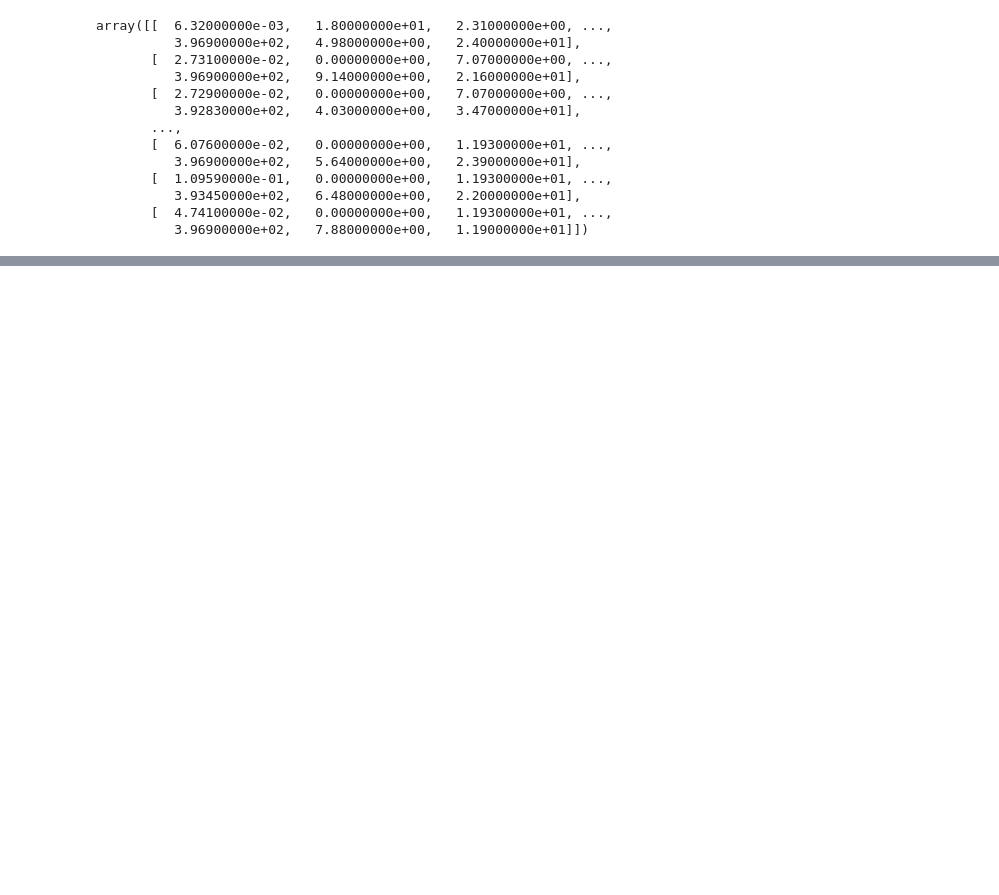
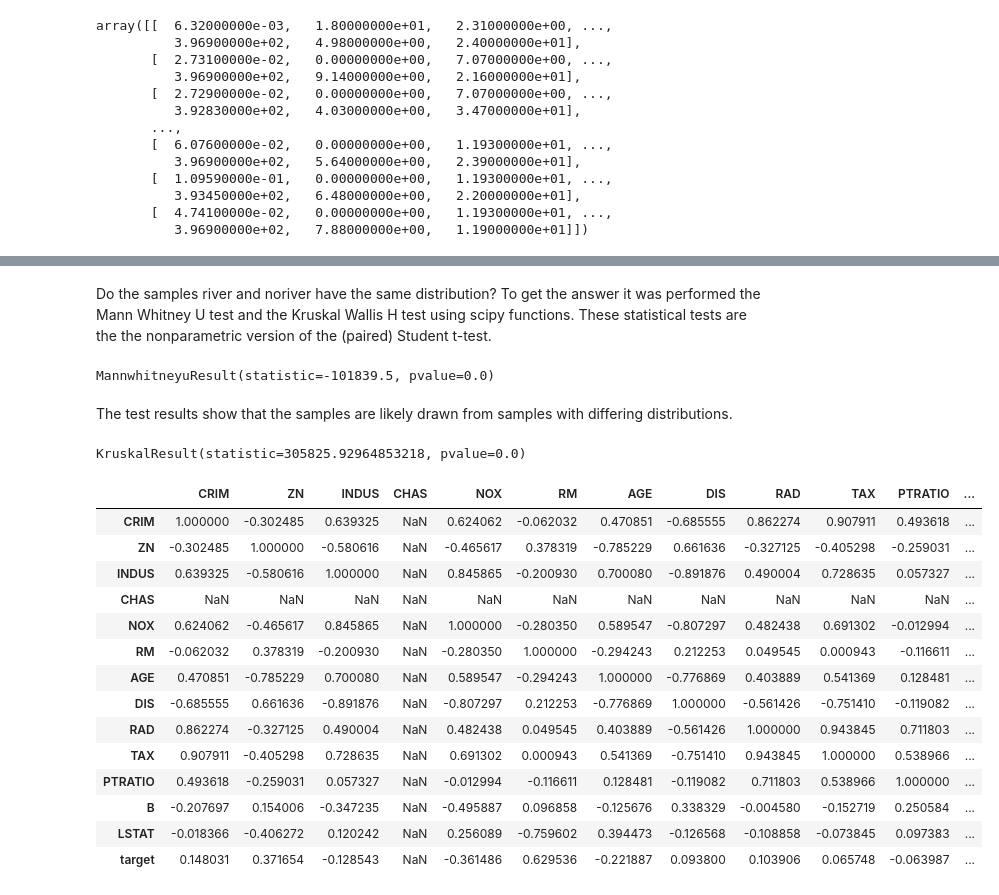
Before and after one commit to npradaschnor/machine-learning-project, a Jupyter notebook: Boston_House_Dataset.ipynb, the cells around one changed output, grey strips where cells are left out. Drawn from its saved outputs; the diff is of its cells as text; code cells hidden in the pictures; blank space fills up the shorter version.

Commit message:
changes in text and added few tests

```diff
--- a/Boston_House_Dataset.ipynb
+++ b/Boston_House_Dataset.ipynb
@@ -155,0 +219,3 @@ for i, col in enumerate(features):
+# %%
+#Setting the variable CHAS as an integer
+df_bsn['CHAS'] = df_bsn['CHAS'].astype('int64')
@@ -155,0 +241,5 @@ for i, col in enumerate(features):
+# %%
+river = df_bsn[df_bsn['CHAS'] == 1.0]
+noriver = df_bsn[df_bsn['CHAS'] == 0]
+river.describe()
+noriver.describe()
@@ -155,0 +256,31 @@ for i, col in enumerate(features):
+# %% [markdown]
+Do the samples river and noriver have the same distribution? To get the answer it was performed the Mann Whitney U test and the Kruskal Wallis H test using scipy functions. These statistical tests are the the nonparametric version of the (paired) Student t-test.
+# %%
+#Mann Whitney U test or Wilcoxon-Mann Whitney test
+scipy.stats.mannwhitneyu (river,noriver)
+# %% [output]
+MannwhitneyuResult(statistic=-101839.5, pvalue=0.0)
+# %% [markdown]
+The test results show that the samples are likely drawn from samples with differing distributions.
+# %%
+kruskal(river,noriver)
+# %% [output]
+KruskalResult(statistic=305825.92964853218, pvalue=0.0)
+# %%
+river.corr()
+# %% [output]
+|  | CRIM | ZN | INDUS | CHAS | NOX | RM | AGE | DIS | RAD | TAX | PTRATIO | ... |
+| CRIM | 1.000000 | -0.302485 | 0.639325 | NaN | 0.624062 | -0.062032 | 0.470851 | -0.685555 | 0.862274 | 0.907911 | 0.493618 | ... |
+| ZN | -0.302485 | 1.000000 | -0.580616 | NaN | -0.465617 | 0.378319 | -0.785229 | 0.661636 | -0.327125 | -0.405298 | -0.259031 | ... |
+| INDUS | 0.639325 | -0.580616 | 1.000000 | NaN | 0.845865 | -0.200930 | 0.700080 | -0.891876 | 0.490004 | 0.728635 | 0.057327 | ... |
+| CHAS | NaN | NaN | NaN | NaN | NaN | NaN | NaN | NaN | NaN | NaN | NaN | ... |
+| NOX | 0.624062 | -0.465617 | 0.845865 | NaN | 1.000000 | -0.280350 | 0.589547 | -0.807297 | 0.482438 | 0.691302 | -0.012994 | ... |
+| RM | -0.062032 | 0.378319 | -0.200930 | NaN | -0.280350 | 1.000000 | -0.294243 | 0.212253 | 0.049545 | 0.000943 | -0.116611 | ... |
+| AGE | 0.470851 | -0.785229 | 0.700080 | NaN | 0.589547 | -0.294243 | 1.000000 | -0.776869 | 0.403889 | 0.541369 | 0.128481 | ... |
+| DIS | -0.685555 | 0.661636 | -0.891876 | NaN | -0.807297 | 0.212253 | -0.776869 | 1.000000 | -0.561426 | -0.751410 | -0.119082 | ... |
+| RAD | 0.862274 | -0.327125 | 0.490004 | NaN | 0.482438 | 0.049545 | 0.403889 | -0.561426 | 1.000000 | 0.943845 | 0.711803 | ... |
+| TAX | 0.907911 | -0.405298 | 0.728635 | NaN | 0.691302 | 0.000943 | 0.541369 | -0.751410 | 0.943845 | 1.000000 | 0.538966 | ... |
+| PTRATIO | 0.493618 | -0.259031 | 0.057327 | NaN | -0.012994 | -0.116611 | 0.128481 | -0.119082 | 0.711803 | 0.538966 | 1.000000 | ... |
+| B | -0.207697 | 0.154006 | -0.347235 | NaN | -0.495887 | 0.096858 | -0.125676 | 0.338329 | -0.004580 | -0.152719 | 0.250584 | ... |
+| LSTAT | -0.018366 | -0.406272 | 0.120242 | NaN | 0.256089 | -0.759602 | 0.394473 | -0.126568 | -0.108858 | -0.073845 | 0.097383 | ... |
+| target | 0.148031 | 0.371654 | -0.128543 | NaN | -0.361486 | 0.629536 | -0.221887 | 0.093800 | 0.103906 | 0.065748 | -0.063987 | ... |
```
Also changed, not shown: parts of 26 cells of this notebook.
